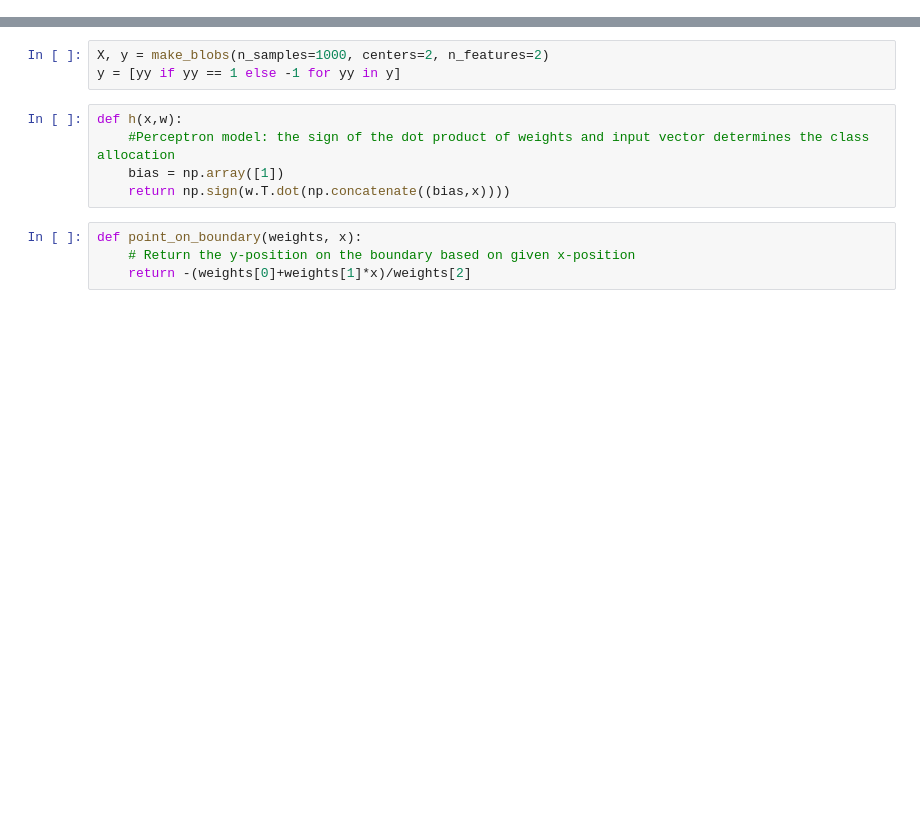
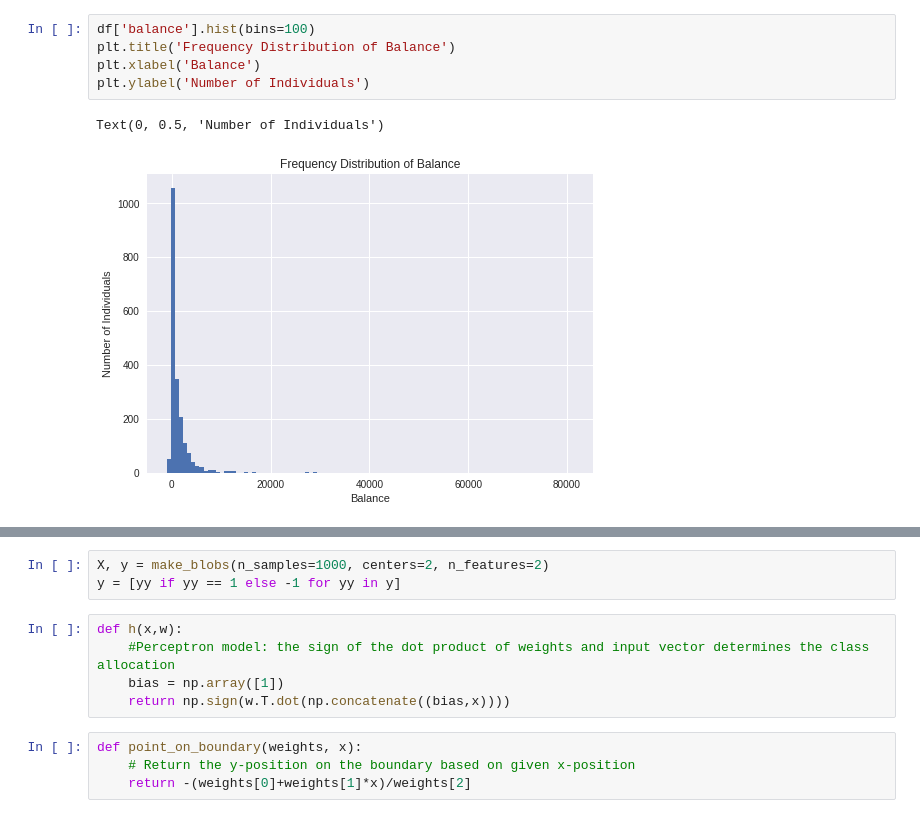
Before and after one commit to vipulpopat/MSCAI_Sem1_Etivity1, a Jupyter notebook: Etivity1.ipynb, the cells around one changed output, grey strips where cells are left out. Drawn from its saved outputs; the diff is of its cells as text; blank space fills up the shorter version.

```diff
--- a/Etivity1.ipynb
+++ b/Etivity1.ipynb
@@ -10,0 +91,8 @@ import pandas as pd
+# %%
+df['balance'].hist(bins=100)
+plt.title('Frequency Distribution of Balance')
+plt.xlabel('Balance')
+plt.ylabel('Number of Individuals')
+# %% [output]
+Text(0, 0.5, 'Number of Individuals')
+[figure, added]
```
Also changed, not shown: parts of 29 cells of this notebook.
